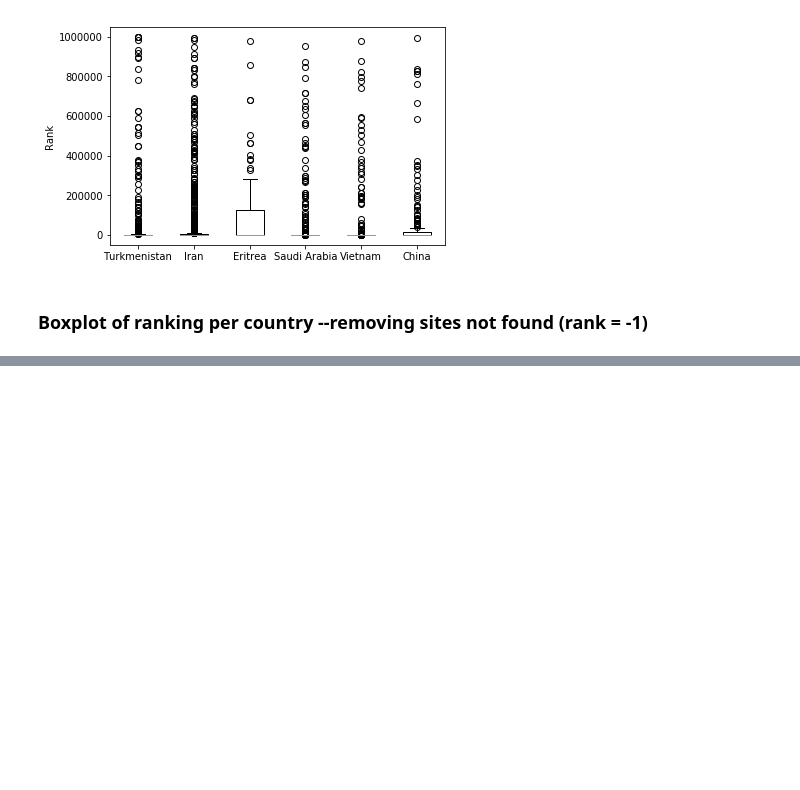
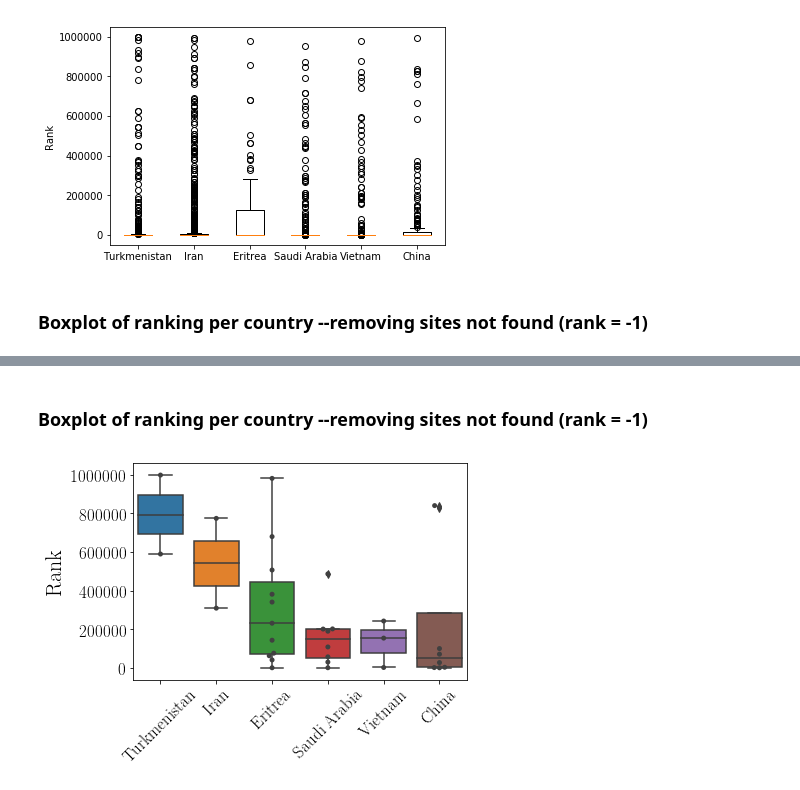
Before and after one commit to spring-epfl/doh_traffic_analysis, a Jupyter notebook: code/censorship/censored_domains.ipynb, the cells around one changed output, grey strips where cells are left out. Cells and saved outputs as stored; diff of their text form; code cells hidden in the pictures; blank space fills up the shorter version.

```diff
--- a/code/censorship/censored_domains.ipynb
+++ b/code/censorship/censored_domains.ipynb
@@ -210,0 +292,21 @@ plt.show()
+# %% [markdown]
+### Boxplot of ranking per country --removing sites not found (rank = -1)
+# %%
+#Display ranking with not found domains removed
+low_anon_all_ranking_data_found = []
+for rd in low_anon_all_ranking_data:
+    rd_found = [x for x in rd if x != -1]
+    low_anon_all_ranking_data_found.append(rd_found)
+df = pd.DataFrame(low_anon_all_ranking_data_found)
+df = df.transpose()
+df.columns = country_list
+sns.boxplot(data=df)
+sns.swarmplot(data=df, color=".25")
+plt.ylabel("Rank", fontsize=22)
+plt.tick_params(labelsize=17)
+plt.xticks(rotation=45)
+#plt.xticks(range(1, 7), country_list)
+plt.show()
+#plt.savefig('censored_ranking.pdf', bbox_inches="tight")
+# %% [output]
+[figure, added]
```
Also changed, not shown: parts of 12 cells of this notebook.
